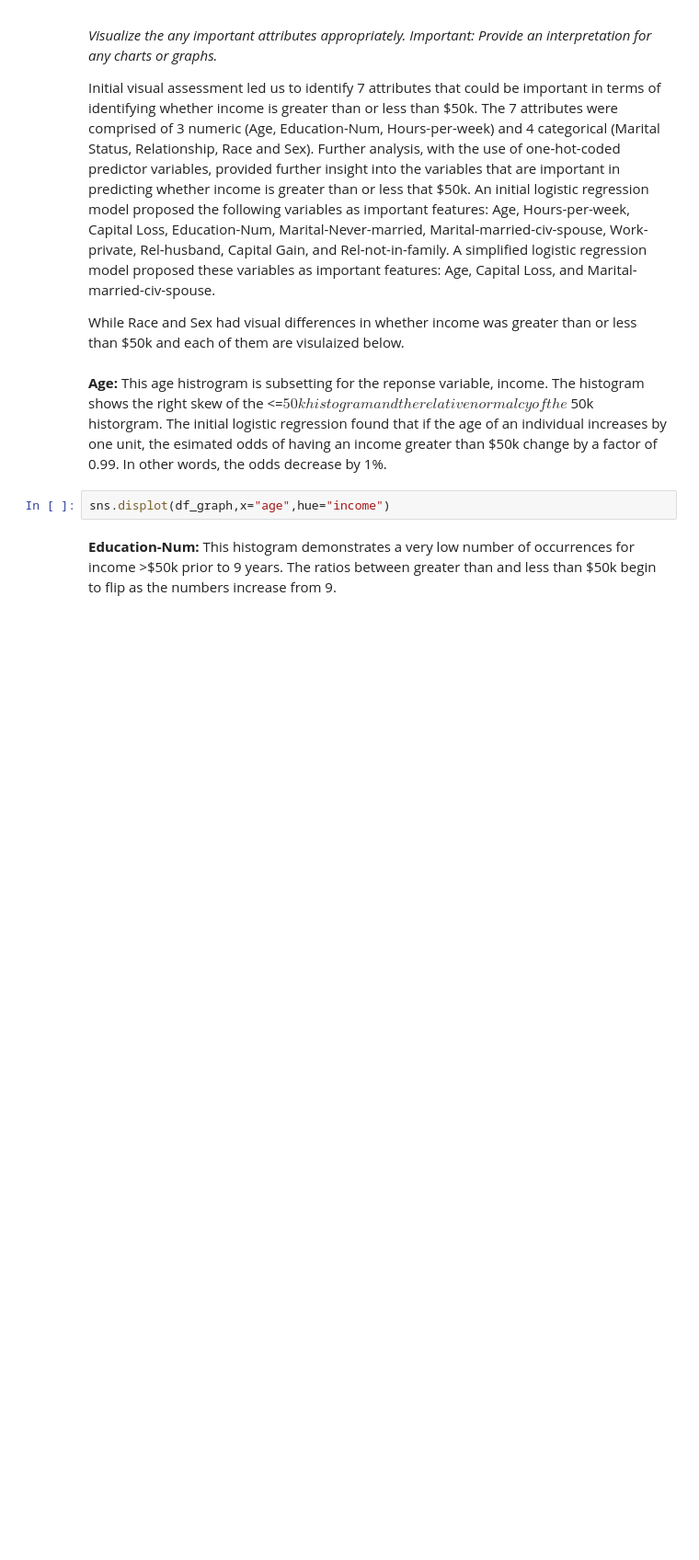
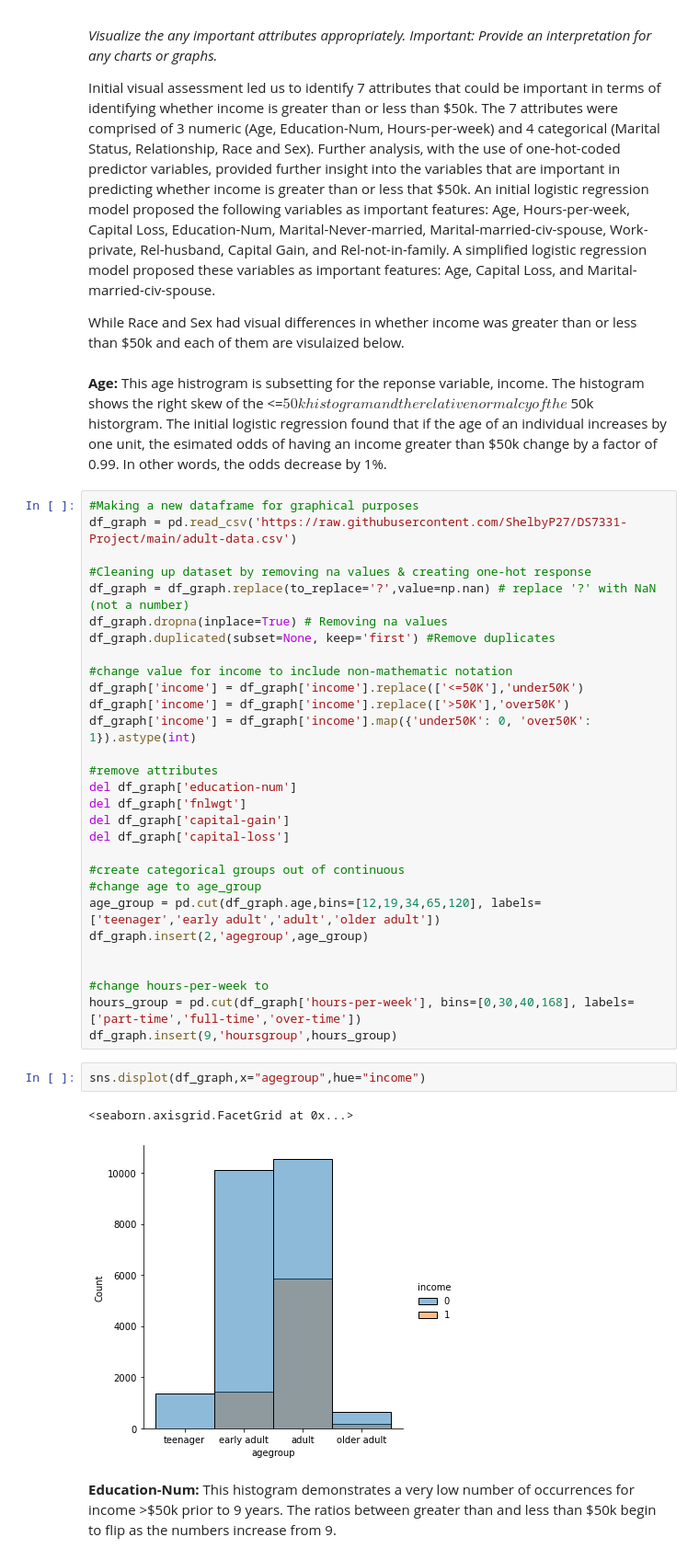
Before and after one commit to ShelbyP27/DS7331-Project, a Jupyter notebook: DS7331 - Project 3 test.ipynb, the cells around one changed output. Shown: that part at 92% size. Drawn from its saved outputs; the diff is of its cells as text; blank space fills up the shorter version.

```diff
--- a/DS7331 - Project 3 test.ipynb
+++ b/DS7331 - Project 3 test.ipynb
@@ -157,8 +151,40 @@ Initial visual assessment led us to identify 7 attributes that could be importan
 While Race and Sex had visual differences in whether income was greater than or less than \$50k and each of them are visulaized below.
 # %% [markdown]
 **Age:** This age histrogram is subsetting for the reponse variable, income. The histogram shows the right skew of the \<=$50k histogram and the relative normalcy of the \>$50k historgram. The initial logistic regression found that if the age of an individual increases by one unit, the esimated odds of having an income greater than \$50k change by a factor of 0.99. In other words, the odds decrease by 1%.
+# %%
+#Making a new dataframe for graphical purposes
+df_graph = pd.read_csv('https://raw.githubusercontent.com/ShelbyP27/DS7331-Project/main/adult-data.csv')
+
+#Cleaning up dataset by removing na values & creating one-hot response
+df_graph = df_graph.replace(to_replace='?',value=np.nan) # replace '?' with NaN (not a number)
+df_graph.dropna(inplace=True) # Removing na values
+df_graph.duplicated(subset=None, keep='first') #Remove duplicates
+
+#change value for income to include non-mathematic notation
+df_graph['income'] = df_graph['income'].replace(['<=50K'],'under50K')
+df_graph['income'] = df_graph['income'].replace(['>50K'],'over50K')
+df_graph['income'] = df_graph['income'].map({'under50K': 0, 'over50K': 1}).astype(int)
+
+#remove attributes
+del df_graph['education-num']
+del df_graph['fnlwgt']
+del df_graph['capital-gain']
+del df_graph['capital-loss']
+
+#create categorical groups out of continuous
+#change age to age_group
+age_group = pd.cut(df_graph.age,bins=[12,19,34,65,120], labels=['teenager','early adult','adult','older adult'])
+df_graph.insert(2,'agegroup',age_group)
+
+
+#change hours-per-week to
+hours_group = pd.cut(df_graph['hours-per-week'], bins=[0,30,40,168], labels=['part-time','full-time','over-time'])
+df_graph.insert(9,'hoursgroup',hours_group)
 # %%
-sns.displot(df_graph,x="age",hue="income")
+sns.displot(df_graph,x="agegroup",hue="income")
+# %% [output]
+<seaborn.axisgrid.FacetGrid at 0x...>
+[figure, added]
 # %% [markdown]
 **Education-Num:** This histogram demonstrates a very low number of occurrences for income \>$50k prior to 9 years. The ratios between greater than and less than \$50k begin to flip as the numbers increase from 9.
 # %%
```
Also changed, not shown: parts of 16 cells of this notebook.
